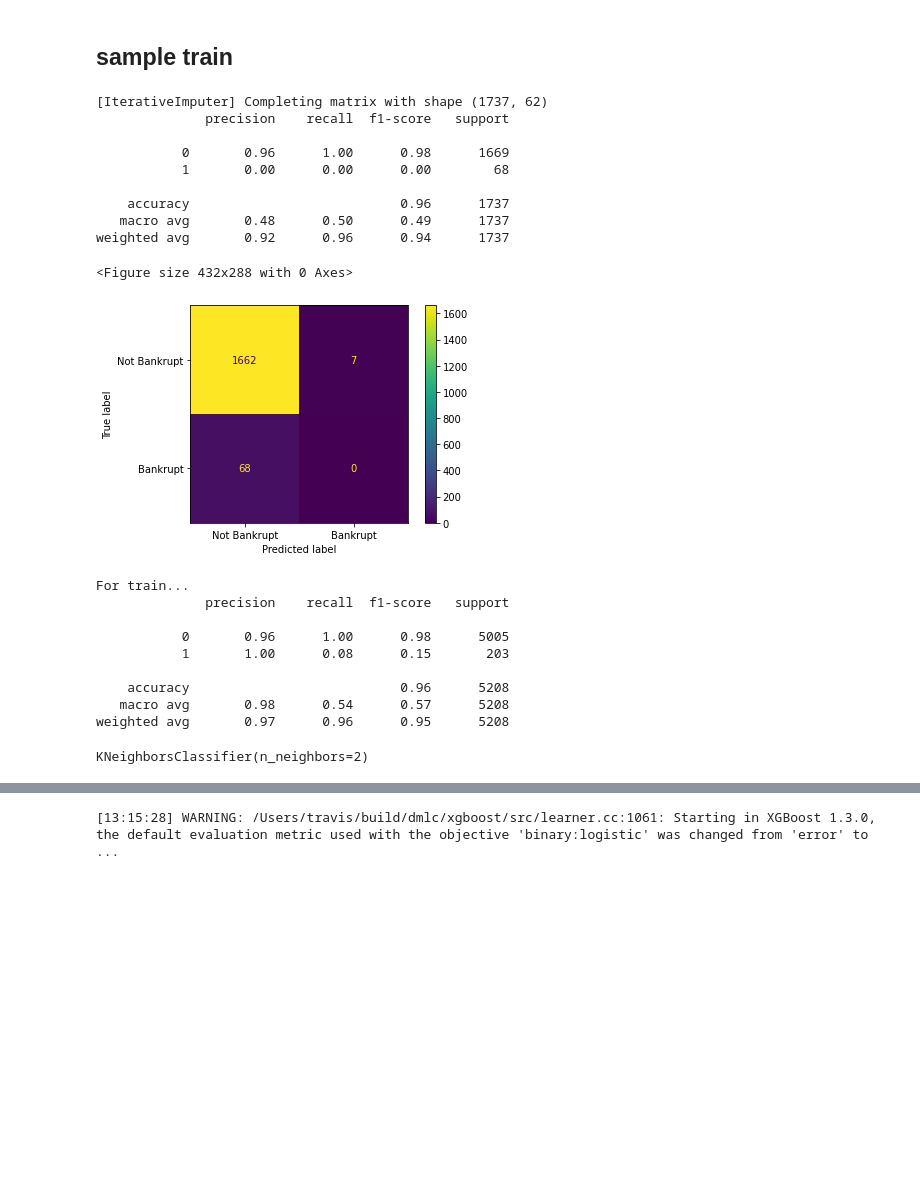
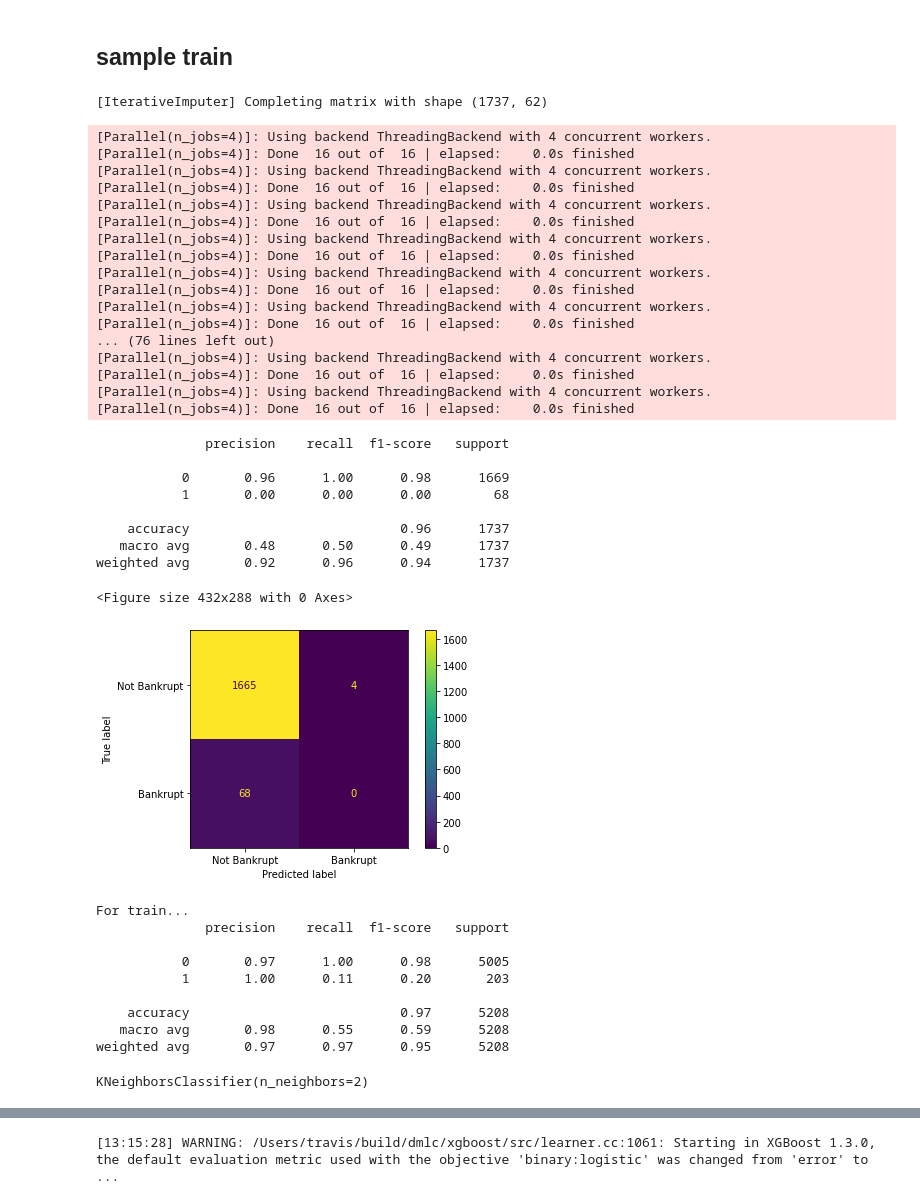
Before and after one commit to cb3101/bankruptcy_prediction, a Jupyter notebook: analysis/RE: missing_vals.ipynb, the cells around one changed output, grey strips where cells are left out. Drawn from its saved outputs; the diff is of its cells as text; code cells hidden in the pictures; blank space fills up the shorter version.

```diff
--- a/analysis/RE: missing_vals.ipynb
+++ b/analysis/RE: missing_vals.ipynb
@@ -143,7 +144,7 @@ X_train,Y_train,X_test,Y_test = X_train.to_numpy(),Y_train.to_numpy(),X_test.to_
 # %% [markdown]
 ## Missing values
 # %%
-def build_imputer(imputer_estimator,X_train,Y_train,transform_x=True,reset_index = True,verbose=True,max_iter=10,tol=1,imputer=None):
+def build_imputer(imputer_estimator,X_train,Y_train,transform_x=True,reset_index = True,verbose=True,max_iter=10,tol=1,imputer=None,scaler=None):
     # train = pd.concat([X_train,Y_train],axis=1)
     # train['class'] = train['class'].astype('category')
     # if reset_index:
@@ -155,9 +156,14 @@ def build_imputer(imputer_estimator,X_train,Y_train,transform_x=True,reset_index
     else:
         imputer = imputer.fit(X_train,Y_train)
 
+
     if transform_x:
-        train = imputer.transform(X_train)
-        return imputer,train
+        X_train = imputer.transform(X_train)
+
+        #if scaler is not None:
+        #    X_train = scaler.transform(X_train)
+
+        return imputer,X_train
 
     return imputer
 # %%
@@ -182,7 +191,7 @@ from sklearn.neighbors import KNeighborsRegressor
 
 
 imputer_estimator=ExtraTreesRegressor(n_estimators=16, n_jobs=4, random_state=random_state, verbose=1)
-imputer,X_train_imp = build_imputer(imputer_estimator,X_train,Y_train,transform_x=True,reset_index = True,verbose=True,max_iter=32)
+imputer,X_train_imp = build_imputer(imputer_estimator,X_train,Y_train,transform_x=True,reset_index = True,verbose=True,max_iter=32,tol=0.1,scaler=scaler)
 # X_imputed = imputer.fit_transform(X_train)
 # %% [output]
 [IterativeImputer] Completing matrix with shape (5208, 62)
@@ -341,7 +350,7 @@ from sklearn.neighbors import KNeighborsRegressor
 
 
 imputer_estimator = KNeighborsRegressor(n_jobs=4)
-knn_imp,X_train_imp = build_imputer(imputer_estimator,X_train,Y_train,transform_x=True,reset_index = True,verbose=True,max_iter=32,tol=0.009)
+knn_imp,X_train_imp = build_imputer(imputer_estimator,X_train,Y_train,transform_x=True,reset_index = True,verbose=True,max_iter=32,tol=0.009,scaler=scaler)
 # X_imputed = imputer.fit_transform(X_train)
 # %% [output]
 [IterativeImputer] Completing matrix with shape (5208, 62)
@@ -372,11 +381,20 @@ def build_confusion_matrix(y_true,y_pred):
 
     # plt.savefig(dir_+"/cf_test-epoch"+str(e+1)+".png",transparent=True)
 # %%
-def build_model(model,X_train,Y_train,X_val,Y_val,X_test,Y_test,report_train_scores=True,impute_test=False,imputer=None):
+def build_model(model,X_train,Y_train,X_val,Y_val,X_test,Y_test,report_train_scores=True,impute_test=False,imputer=None,scaler=None):
+    # pass the imputed train set
+
+    if scaler is not None:
+        X_train = scaler.transform(X_train)
+
     model = model.fit(X_train, Y_train)
 
     if impute_test:
         X_test = imputer.transform(X_test)
+
+    # impute -> standardise -> predict
+    if scaler is not None:
+        X_test = scaler.transform(X_test)
 
     y_pred = model.predict(X_test)
 
@@ -394,30 +412,47 @@ def build_model(model,X_train,Y_train,X_val,Y_val,X_test,Y_test,report_train_sco
 # %%
 # KNN
 from sklearn.neighbors import KNeighborsClassifier
 knn = KNeighborsClassifier(n_neighbors=2)
-build_model(knn,X_train_imp,Y_train,None,None,X_test,Y_test,impute_test=True,imputer=knn_imp)
+build_model(knn,X_train_imp,Y_train,None,None,X_test,Y_test,impute_test=True,imputer=imputer,scaler=scaler)
 # %% [output]
 [IterativeImputer] Completing matrix with shape (1737, 62)
-              precision    recall  f1-score   support
-
-           0       0.96      1.00      0.98      1669
-           1       0.00      0.00      0.00        68
-
-    accuracy                           0.96      1737
-   macro avg       0.48      0.50      0.49      1737
-weighted avg       0.92      0.96      0.94      1737
-<Figure size 432x288 with 0 Axes>
+[Parallel(n_jobs=4)]: Using backend ThreadingBackend with 4 concurrent workers.
+[Parallel(n_jobs=4)]: Done  16 out of  16 | elapsed:    0.0s finished
+[Parallel(n_jobs=4)]: Using backend ThreadingBackend with 4 concurrent workers.
+[Parallel(n_jobs=4)]: Done  16 out of  16 | elapsed:    0.0s finished
+[Parallel(n_jobs=4)]: Using backend ThreadingBackend with 4 concurrent workers.
+[Parallel(n_jobs=4)]: Done  16 out of  16 | elapsed:    0.0s finished
+[Parallel(n_jobs=4)]: Using backend ThreadingBackend with 4 concurrent workers.
+[Parallel(n_jobs=4)]: Done  16 out of  16 | elapsed:    0.0s finished
+[Parallel(n_jobs=4)]: Using backend ThreadingBackend with 4 concurrent workers.
+[Parallel(n_jobs=4)]: Done  16 out of  16 | elapsed:    0.0s finished
+[Parallel(n_jobs=4)]: Using backend ThreadingBackend with 4 concurrent workers.
+[Parallel(n_jobs=4)]: Done  16 out of  16 | elapsed:    0.0s finished
+... (76 lines left out)
+[Parallel(n_jobs=4)]: Using backend ThreadingBackend with 4 concurrent workers.
+[Parallel(n_jobs=4)]: Done  16 out of  16 | elapsed:    0.0s finished
+[Parallel(n_jobs=4)]: Using backend ThreadingBackend with 4 concurrent workers.
+[Parallel(n_jobs=4)]: Done  16 out of  16 | elapsed:    0.0s finished
-[figure]
-For train...
               precision    recall  f1-score   support
 
-           0       0.96      1.00      0.98      5005
-           1       1.00      0.08      0.15       203
+           0       0.96      1.00      0.98      1669
+           1       0.00      0.00      0.00        68
 
-    accuracy                           0.96      5208
-   macro avg       0.98      0.54      0.57      5208
-weighted avg       0.97      0.96      0.95      5208
+    accuracy                           0.96      1737
+   macro avg       0.48      0.50      0.49      1737
+weighted avg       0.92      0.96      0.94      1737
-KNeighborsClassifier(n_neighbors=2)
+<Figure size 432x288 with 0 Axes>
+[figure]
+For train...
+              precision    recall  f1-score   support
+
+           0       0.97      1.00      0.98      5005
+           1       1.00      0.11      0.20       203
+
+    accuracy                           0.97      5208
+   macro avg       0.98      0.55      0.59      5208
+weighted avg       0.97      0.97      0.95      5208
+KNeighborsClassifier(n_neighbors=2)
 # %%
 # DecTrees
 from sklearn.tree import DecisionTreeClassifier
```
Also changed, not shown: parts of 16 cells of this notebook.
